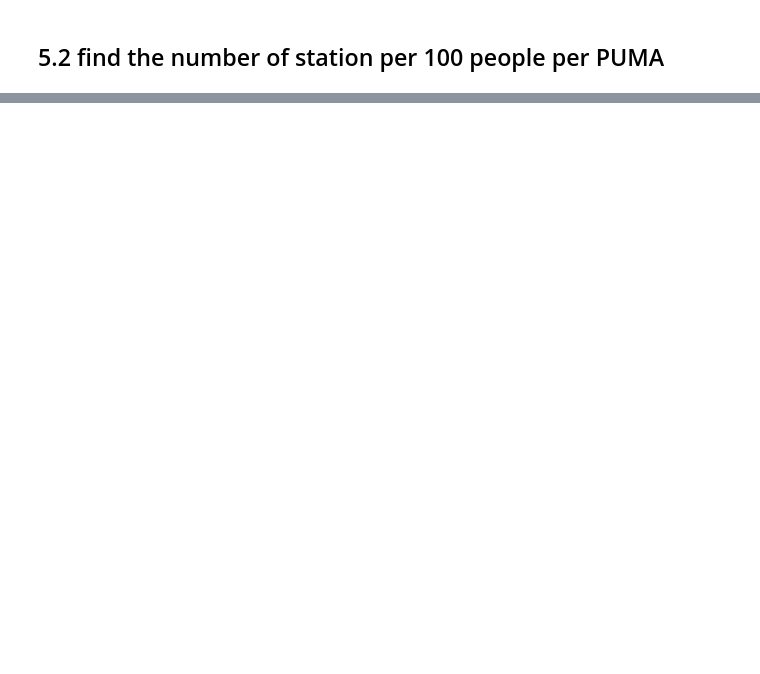
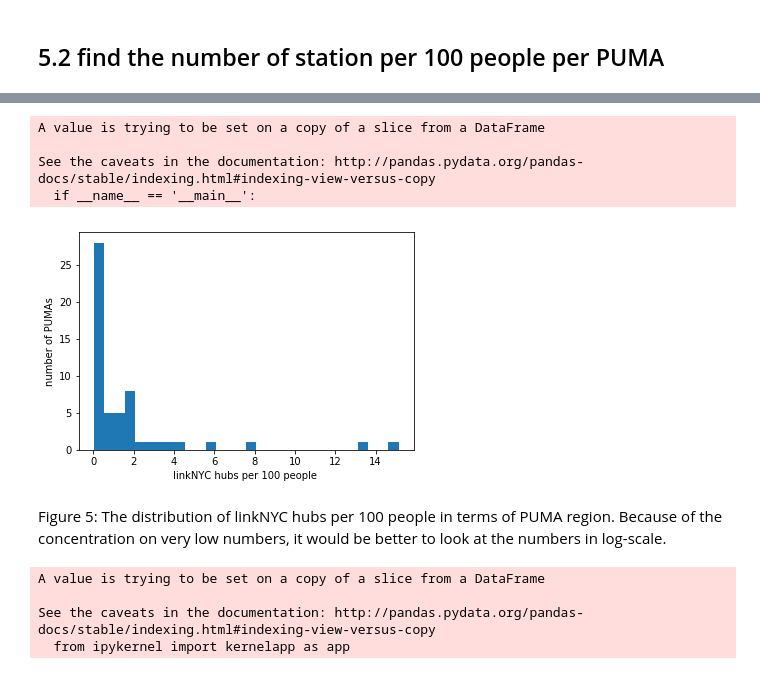
Before and after one commit to yavuzsunor/PUI2018_ys3226, a Jupyter notebook: HW7_ys3226/Assignment 1.ipynb, the cells around one changed output, grey strips where cells are left out. Drawn from its saved outputs; the diff is of its cells as text; code cells hidden in the pictures; blank space fills up the shorter version.

```diff
--- a/HW7_ys3226/Assignment 1.ipynb
+++ b/HW7_ys3226/Assignment 1.ipynb
@@ -407,0 +431,4 @@ pumaPop.head()
+# %%
+#spatial join to "within"
+linkpp = gpd.sjoin(linkNYC, pumashp)[["puma", "link_site"]].groupby("puma").count()
+linkpp.head()
@@ -407,0 +445,3 @@ pumaPop.head()
+# %%
+#merge outer so as to not to lose pumas
+pumashplc = pumashp.merge(linkpp, left_on="puma", right_index=True, how="outer")
@@ -407,0 +458,4 @@ pumaPop.head()
+# %%
+#linkNYC per 100 inhabitants
+pumashplc["linkNYCpp"] = pumashplc["link_site"] / pumashplc["B00001_001E"] * 100
+pumashplc["linkNYCpp"].dropna().describe()
@@ -407,0 +508,26 @@ pumaPop.head()
+# %%
+pumashplc.linkNYCpp[np.isnan(pumashplc.linkNYCpp)] = np.nanmin(pumashplc.linkNYCpp)
+# %% [output]
+A value is trying to be set on a copy of a slice from a DataFrame
+
+See the caveats in the documentation: http://pandas.pydata.org/pandas-docs/stable/indexing.html#indexing-view-versus-copy
+  if __name__ == '__main__':
+# %%
+ax = plt.figure().add_subplot(111)
+ax.hist(pumashplc.linkNYCpp, bins=30);
+ax.set_xlabel("linkNYC hubs per 100 people ")
+ax.set_ylabel("number of PUMAs")
+plt.show()
+# %% [output]
+[figure, added]
+# %% [markdown]
+Figure 5: The distribution of linkNYC hubs per 100 people in terms of PUMA region. Because of the concentration on very low numbers, it would be better to look at the numbers in log-scale.
+# %%
+pumashplc["loglinkNYCpp"] = np.log10(pumashplc["linkNYCpp"])
+pumashplc["loglinkNYCpp"][~np.isfinite(pumashplc["loglinkNYCpp"])] = \
+        pumashplc["loglinkNYCpp"][np.isfinite(pumashplc["loglinkNYCpp"])].min() -1
+# %% [output]
+A value is trying to be set on a copy of a slice from a DataFrame
+
+See the caveats in the documentation: http://pandas.pydata.org/pandas-docs/stable/indexing.html#indexing-view-versus-copy
+  from ipykernel import kernelapp as app
```
Also changed, not shown: parts of 30 cells of this notebook, 10 other files.
